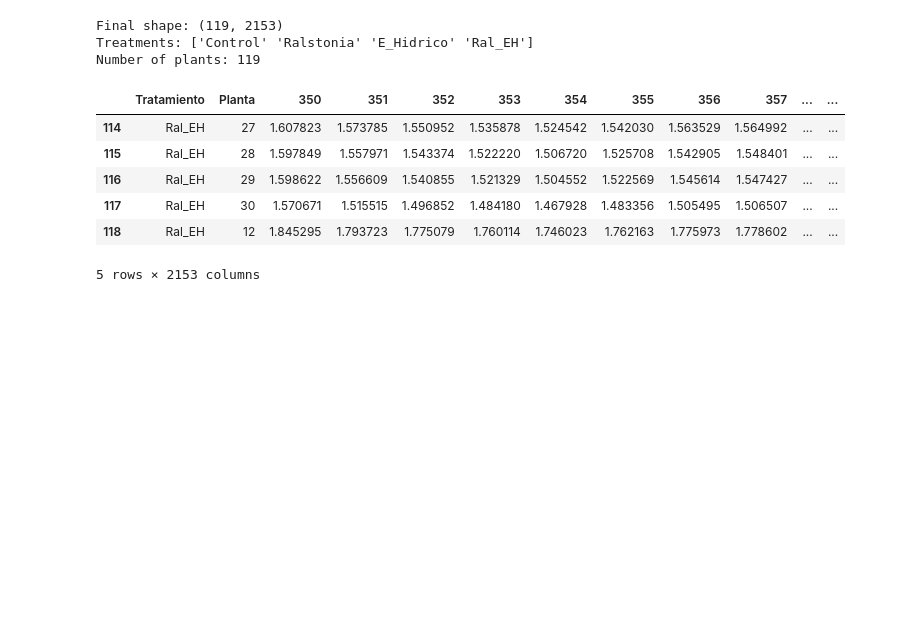
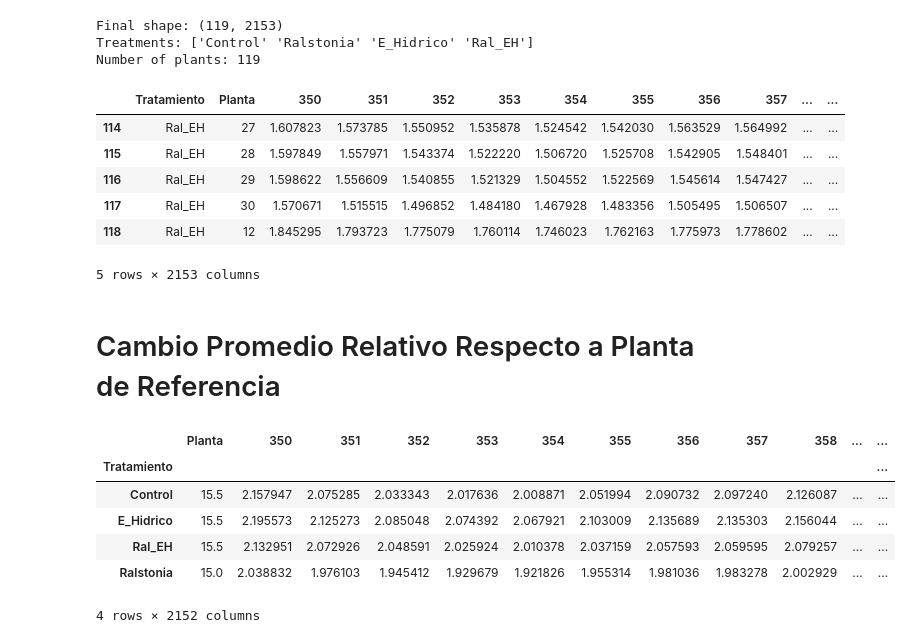
Before and after one commit to RicardoLoperaV/DiPreSi, a Jupyter notebook: Cambio Relativo/Cambio.ipynb, the cells around one changed output. Saved outputs shown, nothing was run; the diff lists cells and outputs as text; code cells hidden in the pictures; blank space fills up the shorter version.

```diff
--- a/Cambio Relativo/Cambio.ipynb
+++ b/Cambio Relativo/Cambio.ipynb
@@ -161,3 +161,17 @@ Number of plants: 119
 | 117 | Ral_EH | 30 | 1.570671 | 1.515515 | 1.496852 | 1.484180 | 1.467928 | 1.483356 | 1.505495 | 1.506507 | ... | ... |
 | 118 | Ral_EH | 12 | 1.845295 | 1.793723 | 1.775079 | 1.760114 | 1.746023 | 1.762163 | 1.775973 | 1.778602 | ... | ... |
 5 rows × 2153 columns
+# %% [markdown]
+# Cambio Promedio Relativo Respecto a Planta de Referencia
+# %%
+df_means = df_all_magnitudes.groupby('Tratamiento').mean()
+
+df_means.head()
+# %% [output]
+|  | Planta | 350 | 351 | 352 | 353 | 354 | 355 | 356 | 357 | 358 | ... | ... |
+| Tratamiento |  |  |  |  |  |  |  |  |  |  |  | ... |
+| Control | 15.5 | 2.157947 | 2.075285 | 2.033343 | 2.017636 | 2.008871 | 2.051994 | 2.090732 | 2.097240 | 2.126087 | ... | ... |
+| E_Hidrico | 15.5 | 2.195573 | 2.125273 | 2.085048 | 2.074392 | 2.067921 | 2.103009 | 2.135689 | 2.135303 | 2.156044 | ... | ... |
+| Ral_EH | 15.5 | 2.132951 | 2.072926 | 2.048591 | 2.025924 | 2.010378 | 2.037159 | 2.057593 | 2.059595 | 2.079257 | ... | ... |
+| Ralstonia | 15.0 | 2.038832 | 1.976103 | 1.945412 | 1.929679 | 1.921826 | 1.955314 | 1.981036 | 1.983278 | 2.002929 | ... | ... |
+4 rows × 2152 columns
```
Also changed, not shown: parts of 2 cells of this notebook, 3 other files.
